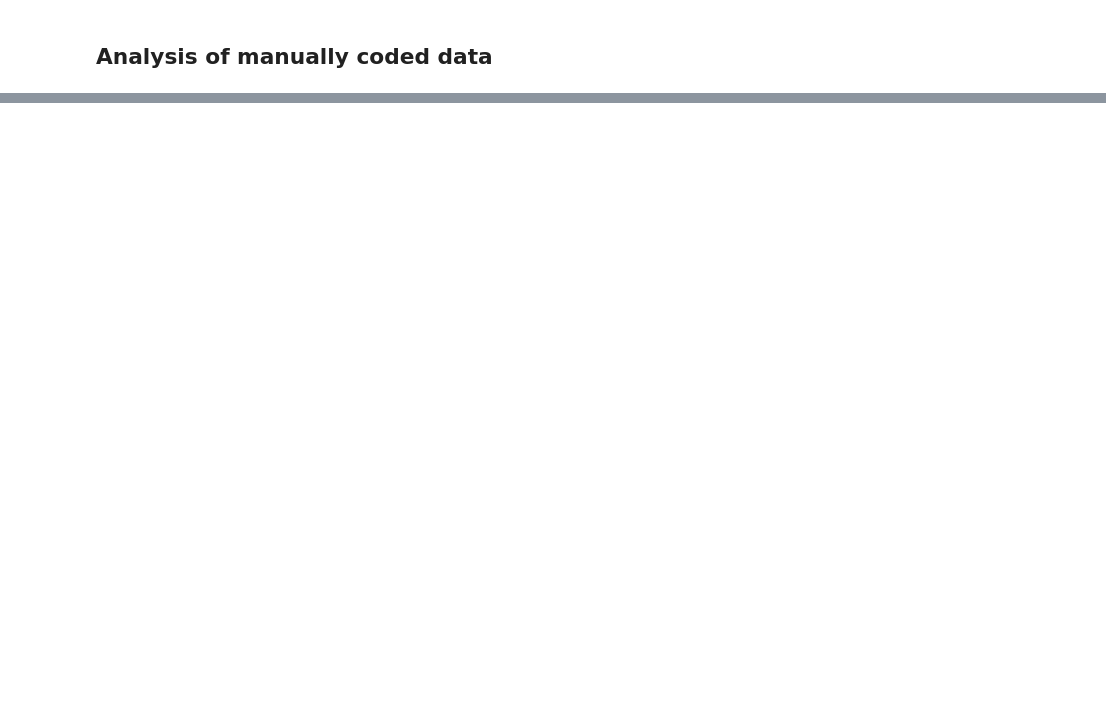
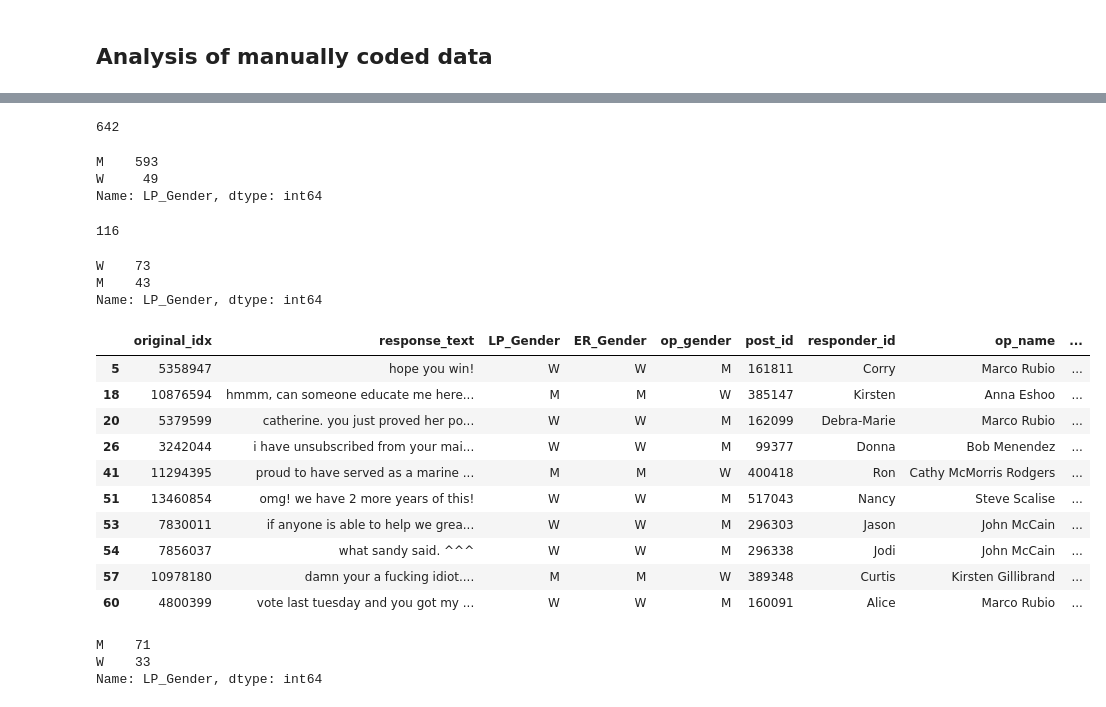
Before and after one commit to emrapport/w266-final-project, a Jupyter notebook: modeling/sample_1000.ipynb, the cells around one changed output, grey strips where cells are left out. Drawn from its saved outputs; the diff is of its cells as text; code cells hidden in the pictures; blank space fills up the shorter version.

```diff
--- a/modeling/sample_1000.ipynb
+++ b/modeling/sample_1000.ipynb
@@ -235,0 +76,5 @@ LP_false_F.head(10)
+# %%
+# Get manually coded csv files.
+
+uploaded = files.upload()
+sample_1000 = pd.read_csv(io.BytesIO(uploaded['sample_1000.csv']))
@@ -235,0 +96,2 @@ LP_false_F.head(10)
+# %%
+dev_sample_1000 = pd.merge(sample_1000,dev_df[['original_idx','op_gender','post_id','responder_id','op_name','op_category']], on='original_idx', how = 'left')
@@ -235,0 +123,43 @@ LP_false_F.head(10)
+# %%
+len(both_correct)
+# %% [output]
+642
+# %%
+both_correct.LP_Gender.value_counts()
+# %% [output]
+M    593
+W     49
+Name: LP_Gender, dtype: int64
+# %%
+both_incorrect = LP_incorrect[LP_incorrect['LP_Gender']==LP_incorrect['ER_Gender']]
+len(both_incorrect)
+# %% [output]
+116
+# %%
+both_incorrect.LP_Gender.value_counts()
+# %% [output]
+W    73
+M    43
+Name: LP_Gender, dtype: int64
+# %%
+both_incorrect.head(10)
+# %% [output]
+|  | original_idx | response_text | LP_Gender | ER_Gender | op_gender | post_id | responder_id | op_name | ... |
+| 5 | 5358947 | hope you win! | W | W | M | 161811 | Corry | Marco Rubio | ... |
+| 18 | 10876594 | hmmm, can someone educate me here... | M | M | W | 385147 | Kirsten | Anna Eshoo | ... |
+| 20 | 5379599 | catherine. you just proved her po... | W | W | M | 162099 | Debra-Marie | Marco Rubio | ... |
+| 26 | 3242044 | i have unsubscribed from your mai... | W | W | M | 99377 | Donna | Bob Menendez | ... |
+| 41 | 11294395 | proud to have served as a marine ... | M | M | W | 400418 | Ron | Cathy McMorris Rodgers | ... |
+| 51 | 13460854 | omg! we have 2 more years of this! | W | W | M | 517043 | Nancy | Steve Scalise | ... |
+| 53 | 7830011 | if anyone is able to help we grea... | W | W | M | 296303 | Jason | John McCain | ... |
+| 54 | 7856037 | what sandy said. ^^^ | W | W | M | 296338 | Jodi | John McCain | ... |
+| 57 | 10978180 | damn your a fucking idiot.... | M | M | W | 389348 | Curtis | Kirsten Gillibrand | ... |
+| 60 | 4800399 | vote last tuesday and you got my ... | W | W | M | 160091 | Alice | Marco Rubio | ... |
+# %%
+# Lorrel correct, Emily incorrect.
+L_corr_E_incorr = LP_correct[LP_correct['LP_Gender']!=LP_correct['ER_Gender']]
+L_corr_E_incorr.LP_Gender.value_counts()
+# %% [output]
+M    71
+W    33
+Name: LP_Gender, dtype: int64
```
Also changed, not shown: parts of 33 cells of this notebook.
